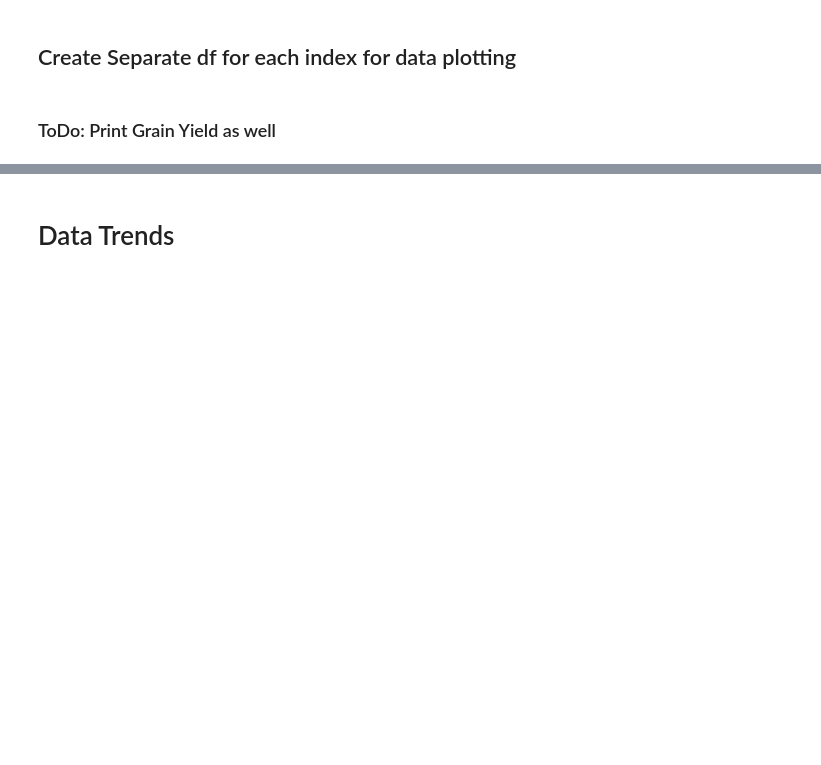
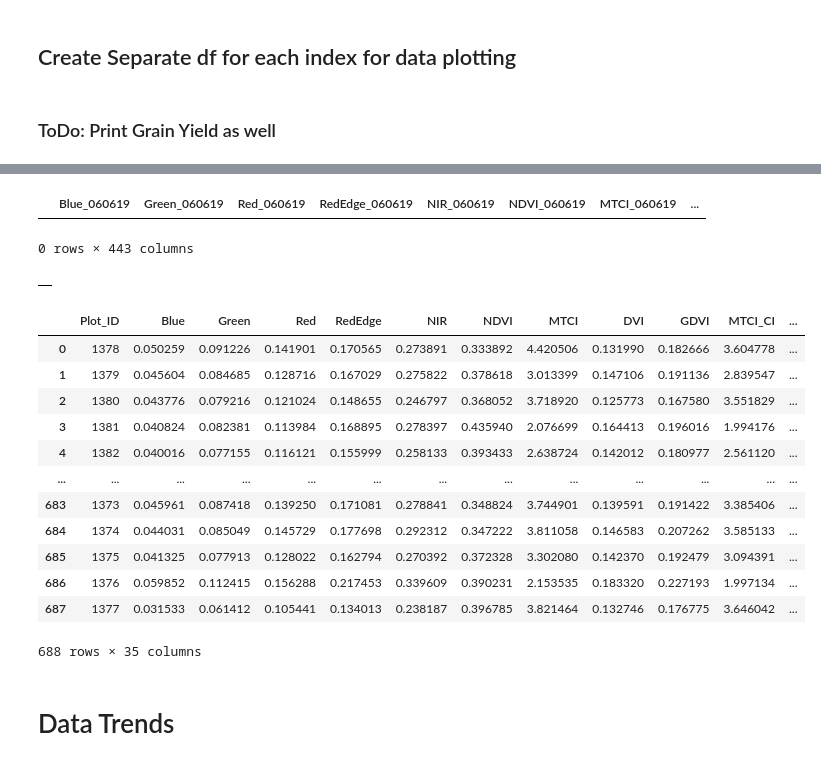
Before and after one commit to fahadijaz/spring_wheat_yield_prediction, a Jupyter notebook: preprocessing.ipynb, the cells around one changed output, grey strips where cells are left out. Saved outputs shown, nothing was run; the diff lists cells and outputs as text; code cells hidden in the pictures; blank space fills up the shorter version.

```diff
--- a/preprocessing.ipynb
+++ b/preprocessing.ipynb
@@ -7,13 +8,14 @@ Rename Masbaisis_indices_280619.xlsx to Masbasis_indices_280619.xlsx
 
 import pandas as pd
 import numpy as np
+import math
 import os
+import datetime
+from copy import copy
+
+# Visualisation
 import matplotlib.pyplot as plt
-import math
-from math import sqrt
-
 import seaborn as sns
-from copy import copy
 
 # To display df nicely in loops
 from IPython.display import display
@@ -22,6 +24,5 @@ from IPython.display import display
 
 # Display rows and columns Pandas
 pd.options.display.max_columns = 100
-pd.set_option('display.max_rows',105)
-# columns_df
+pd.set_option('display.max_rows',100)
 # %% [output]
@@ -968,3 +1294,28 @@ for field_sample, dates in field_year_dict.items():
+# %%
+Graminor_2019_all
+# %% [output]
+|  | Blue_060619 | Green_060619 | Red_060619 | RedEdge_060619 | NIR_060619 | NDVI_060619 | MTCI_060619 | ... |
+0 rows × 443 columns
+# %%
+Graminor_2019_all
+# %% [output]
+|  |
+# %%
+Masbasis_140820_mean_full
+# %% [output]
+|  | Plot_ID | Blue | Green | Red | RedEdge | NIR | NDVI | MTCI | DVI | GDVI | MTCI_CI | ... |
+| 0 | 1378 | 0.050259 | 0.091226 | 0.141901 | 0.170565 | 0.273891 | 0.333892 | 4.420506 | 0.131990 | 0.182666 | 3.604778 | ... |
+| 1 | 1379 | 0.045604 | 0.084685 | 0.128716 | 0.167029 | 0.275822 | 0.378618 | 3.013399 | 0.147106 | 0.191136 | 2.839547 | ... |
+| 2 | 1380 | 0.043776 | 0.079216 | 0.121024 | 0.148655 | 0.246797 | 0.368052 | 3.718920 | 0.125773 | 0.167580 | 3.551829 | ... |
+| 3 | 1381 | 0.040824 | 0.082381 | 0.113984 | 0.168895 | 0.278397 | 0.435940 | 2.076699 | 0.164413 | 0.196016 | 1.994176 | ... |
+| 4 | 1382 | 0.040016 | 0.077155 | 0.116121 | 0.155999 | 0.258133 | 0.393433 | 2.638724 | 0.142012 | 0.180977 | 2.561120 | ... |
+| ... | ... | ... | ... | ... | ... | ... | ... | ... | ... | ... | ... | ... |
+| 683 | 1373 | 0.045961 | 0.087418 | 0.139250 | 0.171081 | 0.278841 | 0.348824 | 3.744901 | 0.139591 | 0.191422 | 3.385406 | ... |
+| 684 | 1374 | 0.044031 | 0.085049 | 0.145729 | 0.177698 | 0.292312 | 0.347222 | 3.811058 | 0.146583 | 0.207262 | 3.585133 | ... |
+| 685 | 1375 | 0.041325 | 0.077913 | 0.128022 | 0.162794 | 0.270392 | 0.372328 | 3.302080 | 0.142370 | 0.192479 | 3.094391 | ... |
+| 686 | 1376 | 0.059852 | 0.112415 | 0.156288 | 0.217453 | 0.339609 | 0.390231 | 2.153535 | 0.183320 | 0.227193 | 1.997134 | ... |
+| 687 | 1377 | 0.031533 | 0.061412 | 0.105441 | 0.134013 | 0.238187 | 0.396785 | 3.821464 | 0.132746 | 0.176775 | 3.646042 | ... |
+688 rows × 35 columns
 # %%
 # list_df_all_indices
 # %% [markdown]
```
Also changed, not shown: parts of 75 cells of this notebook, 1 other file.
